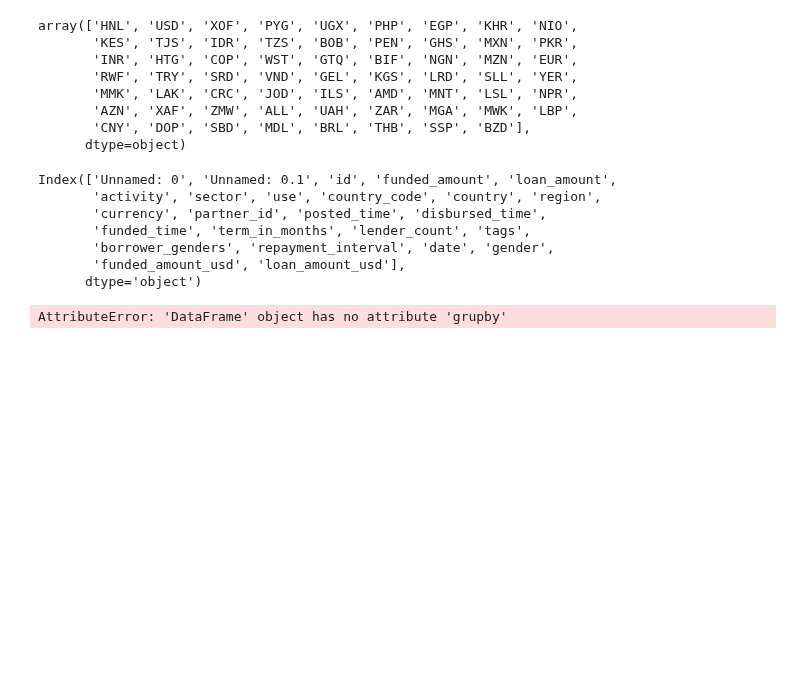
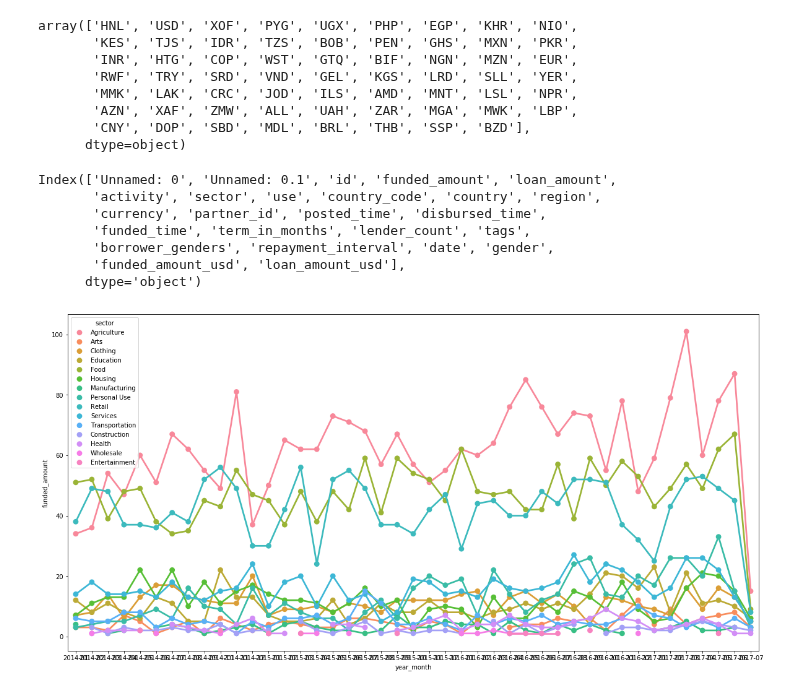
Before and after one commit to feng443/RUDS-Proj1-Kiva-Crowd-Funding-Visualization, a Jupyter notebook: kiva_data_exploring.ipynb, the cells around one changed output. Drawn from its saved outputs; the diff is of its cells as text; code cells hidden in the pictures; blank space fills up the shorter version.

```diff
--- a/kiva_data_exploring.ipynb
+++ b/kiva_data_exploring.ipynb
@@ -32,7 +39,3 @@ Index(['Unnamed: 0', 'Unnamed: 0.1', 'id', 'funded_amount', 'loan_amount',
        'borrower_genders', 'repayment_interval', 'date', 'gender',
        'funded_amount_usd', 'loan_amount_usd'],
       dtype='object')
-# %%
-df.groupby('date')
-# %% [output]
-AttributeError: 'DataFrame' object has no attribute 'grupby'
@@ -42,0 +42,16 @@ kiva_data.exchange_rates
+# %%
+df.loc[:, 'year_month'] = df['date'].apply(lambda x: x.date().strftime('%Y-%m'))
+ts_df = df.groupby(['year_month', 'sector'])['funded_amount'].count().reset_index()
+
+
+plt.figure(figsize=(20,10))
+sns.pointplot(
+    x='year_month',
+    y='funded_amount',
+    hue='sector',
+    alpha=0.8,
+    linestyle='-',
+    data=ts_df)
+plt.show()
+# %% [output]
+[figure, added]
```
Also changed, not shown: parts of 6 cells of this notebook.
